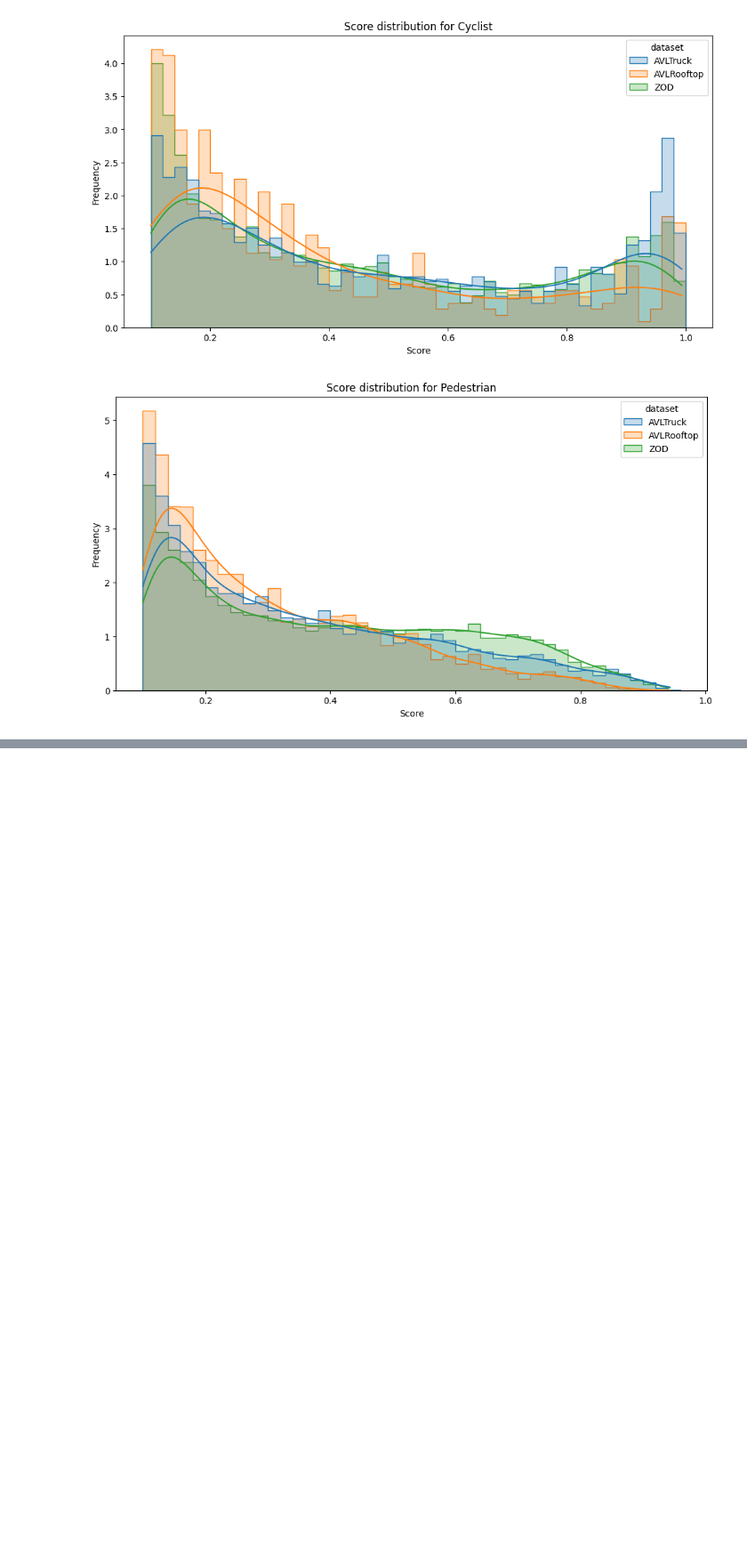
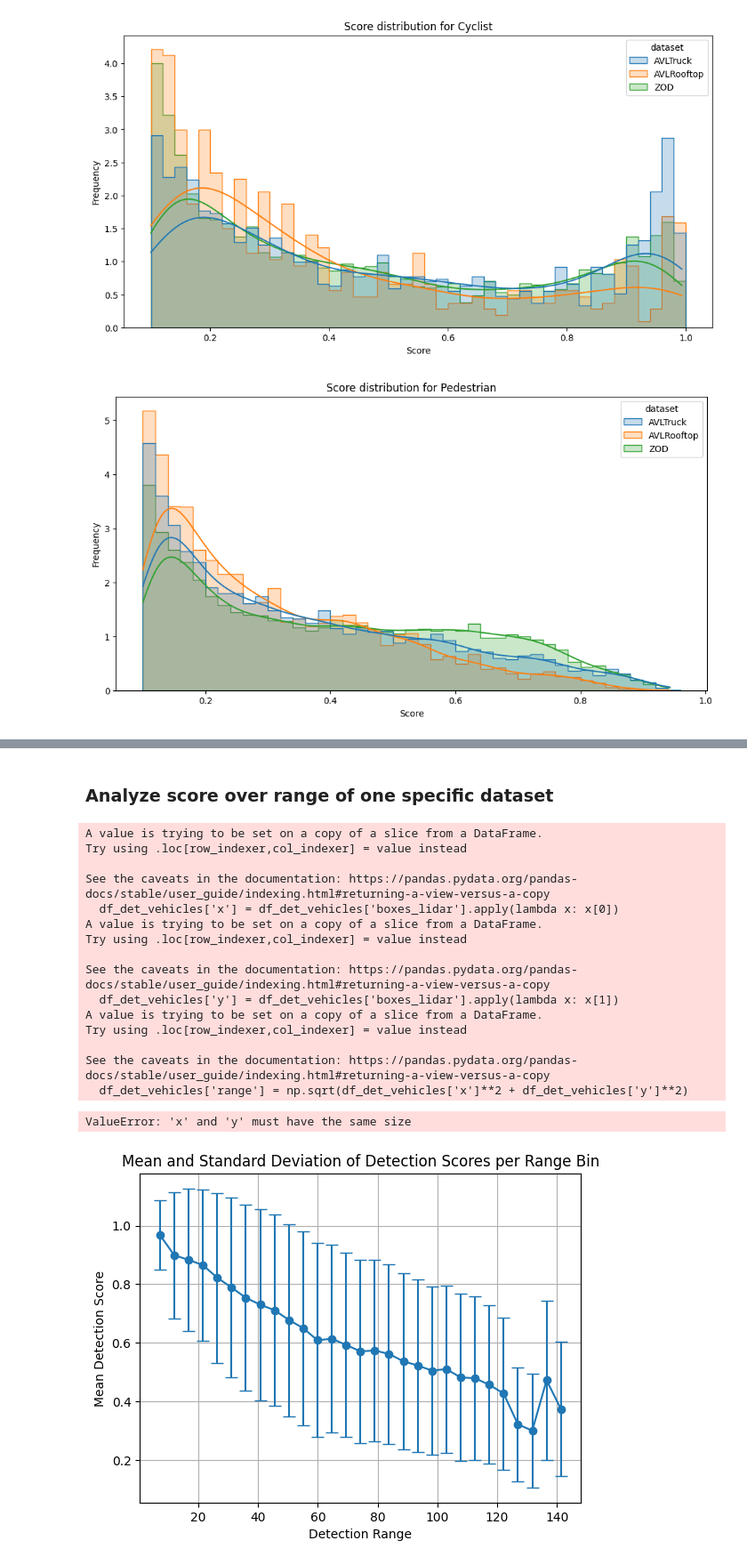
Before and after one commit to griesbchr/3DTrans, a Jupyter notebook: tools/misc/analyze_det_results.ipynb, the cells around one changed output, grey strips where cells are left out. Shown at 89% size. Cells and saved outputs as stored; diff of their text form; code cells hidden in the pictures; blank space fills up the shorter version.

```diff
--- a/tools/misc/analyze_det_results.ipynb
+++ b/tools/misc/analyze_det_results.ipynb
@@ -340,0 +643,14 @@ for cls in classes:
+# %%
+#init empty dataframe
+detections_all = pd.DataFrame()
+
+results_path_avltruck = "/home/cgriesbacher/thesis/3DTrans/output_okeanos/output/avltruck_models/pvrcnnpp_ros/D6_50epochs/eval/epoch_50/val/avltruck/result.pkl"
+detections_all = load_detections(results_path_avltruck, detections_all)
+
+results_path_avlrooftop = "/home/cgriesbacher/thesis/3DTrans/output_okeanos/output/avltruck_models/pvrcnnpp_ros/D6_50epochs/eval/epoch_50/val/avlrooftop/result.pkl"
+detections_all = load_detections(results_path_avlrooftop, detections_all)
+
+results_path_zod = "/home/cgriesbacher/thesis/3DTrans/output_okeanos/output/avltruck_models/pvrcnnpp_ros/D6_50epochs/eval/epoch_50/val/zod/result.pkl"
+detections_all = load_detections(results_path_zod, detections_all)
+
+detections_all.head()
@@ -340,0 +679,65 @@ for cls in classes:
+# %% [markdown]
+### Analyze score over range of one specific dataset
+# %%
+df_det_vehicles = detections_all[detections_all['name'] == 'Vehicle']
+
+#add x and y
+df_det_vehicles['x'] = df_det_vehicles['boxes_lidar'].apply(lambda x: x[0])
+df_det_vehicles['y'] = df_det_vehicles['boxes_lidar'].apply(lambda x: x[1])
+
+#add range
+df_det_vehicles['range'] = np.sqrt(df_det_vehicles['x']**2 + df_det_vehicles['y']**2)
+
+train_datasets = df_det_vehicles['train_dataset'].unique()
+eval_datasets = df_det_vehicles['eval_dataset'].unique()
+
+for dataset in eval_datasets:
+#for dataset in datasets:
+    #df = df_det_vehicles[df_det_vehicles['dataset'] == dataset]
+    df = df_det_vehicles[df_det_vehicles['eval_dataset'] == dataset]
+
+    # Define bin edges (adjust the range and bin size as needed)
+    bin_edges = np.linspace(df['range'].min(), df['range'].max(), num=30)  # Creates 20 evenly spaced bins
+
+    # Bin the data
+    binned_indices = pd.cut(df['range'], bins=bin_edges, include_lowest=True, labels=False)
+    grouped = df.groupby(binned_indices)
+
+    # Calculate mean and standard deviation for each bin
+    mean_scores = grouped['score'].mean()
+    std_devs = grouped['score'].std()
+
+    # Midpoints of bins for plotting
+    bin_midpoints = (bin_edges[:-1] + bin_edges[1:]) / 2
+
+    # Plotting
+    plt.errorbar(bin_midpoints, mean_scores, yerr=std_devs, fmt='-o', capsize=5)
+
+    # Labels and Titles
+    plt.xlabel('Detection Range')
+    plt.ylabel('Mean Detection Score')
+    #plt.title('Mean and Standard Deviation of Detection Scores per Range Bin for Dataset {}'.format(dataset))
+    plt.title('Mean and Standard Deviation of Detection Scores per Range Bin')
+    plt.grid(True)
+
+# Display the plot
+plt.legend(train_datasets)
+plt.show()
+# %% [output]
+A value is trying to be set on a copy of a slice from a DataFrame.
+Try using .loc[row_indexer,col_indexer] = value instead
+
+See the caveats in the documentation: https://pandas.pydata.org/pandas-docs/stable/user_guide/indexing.html#returning-a-view-versus-a-copy
+  df_det_vehicles['x'] = df_det_vehicles['boxes_lidar'].apply(lambda x: x[0])
+A value is trying to be set on a copy of a slice from a DataFrame.
+Try using .loc[row_indexer,col_indexer] = value instead
+
+See the caveats in the documentation: https://pandas.pydata.org/pandas-docs/stable/user_guide/indexing.html#returning-a-view-versus-a-copy
+  df_det_vehicles['y'] = df_det_vehicles['boxes_lidar'].apply(lambda x: x[1])
+A value is trying to be set on a copy of a slice from a DataFrame.
+Try using .loc[row_indexer,col_indexer] = value instead
+
+See the caveats in the documentation: https://pandas.pydata.org/pandas-docs/stable/user_guide/indexing.html#returning-a-view-versus-a-copy
+  df_det_vehicles['range'] = np.sqrt(df_det_vehicles['x']**2 + df_det_vehicles['y']**2)
+ValueError: 'x' and 'y' must have the same size
+[figure, added]
```
Also changed, not shown: parts of 17 cells of this notebook, 3 other files.
